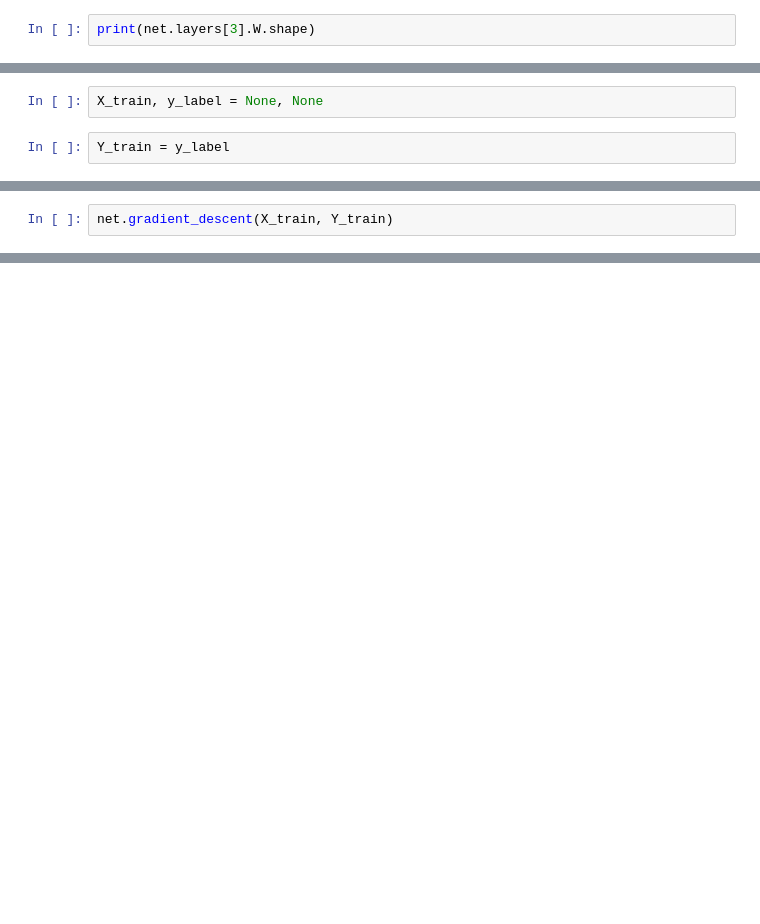
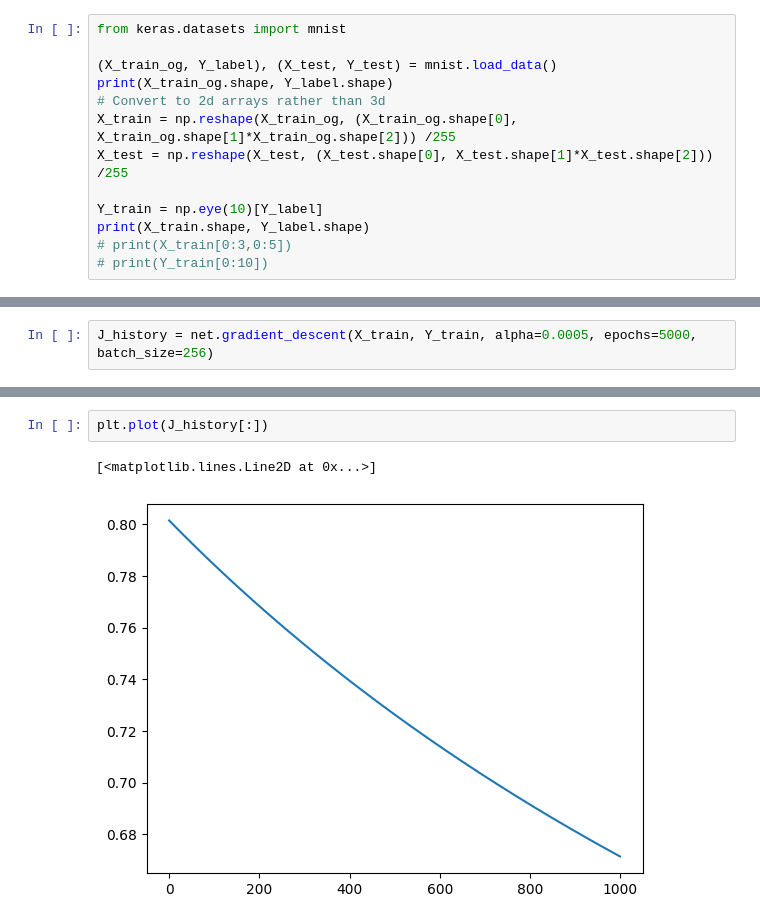
Before and after one commit to Benjamincf0/AI, a Jupyter notebook: nn.ipynb, the cells around one changed output, grey strips where cells are left out. Drawn from its saved outputs; the diff is of its cells as text; blank space fills up the shorter version.

```diff
--- a/nn.ipynb
+++ b/nn.ipynb
@@ -17,3 +17,14 @@ print(net.layers)
 # %%
-print(net.layers[3].W.shape)
+from keras.datasets import mnist
+
+(X_train_og, Y_label), (X_test, Y_test) = mnist.load_data()
+print(X_train_og.shape, Y_label.shape)
+# Convert to 2d arrays rather than 3d
+X_train = np.reshape(X_train_og, (X_train_og.shape[0], X_train_og.shape[1]*X_train_og.shape[2])) /255
+X_test = np.reshape(X_test, (X_test.shape[0], X_test.shape[1]*X_test.shape[2])) /255
+
+Y_train = np.eye(10)[Y_label]
+print(X_train.shape, Y_label.shape)
+# print(X_train[0:3,0:5])
+# print(Y_train[0:10])
 # %% [output]
@@ -30,4 +68,0 @@ print(net.predict(X)[0])
-# %%
-X_train, y_label = None, None
-# %%
-Y_train = y_label
@@ -38,2 +77,2 @@ AttributeError: 'NoneType' object has no attribute 'shape'
 # %%
-net.gradient_descent(X_train, Y_train)
+J_history = net.gradient_descent(X_train, Y_train, alpha=0.0005, epochs=5000, batch_size=256)
@@ -40,2 +89,7 @@ net.gradient_descent(X_train, Y_train)
+# %%
+plt.plot(J_history[:])
+# %% [output]
+[<matplotlib.lines.Line2D at 0x...>]
+[figure, added]
 # %%
 net.compute_cost(X_train, Y_train) # near 0
```
Also changed, not shown: parts of 15 cells of this notebook, 4 other files.
